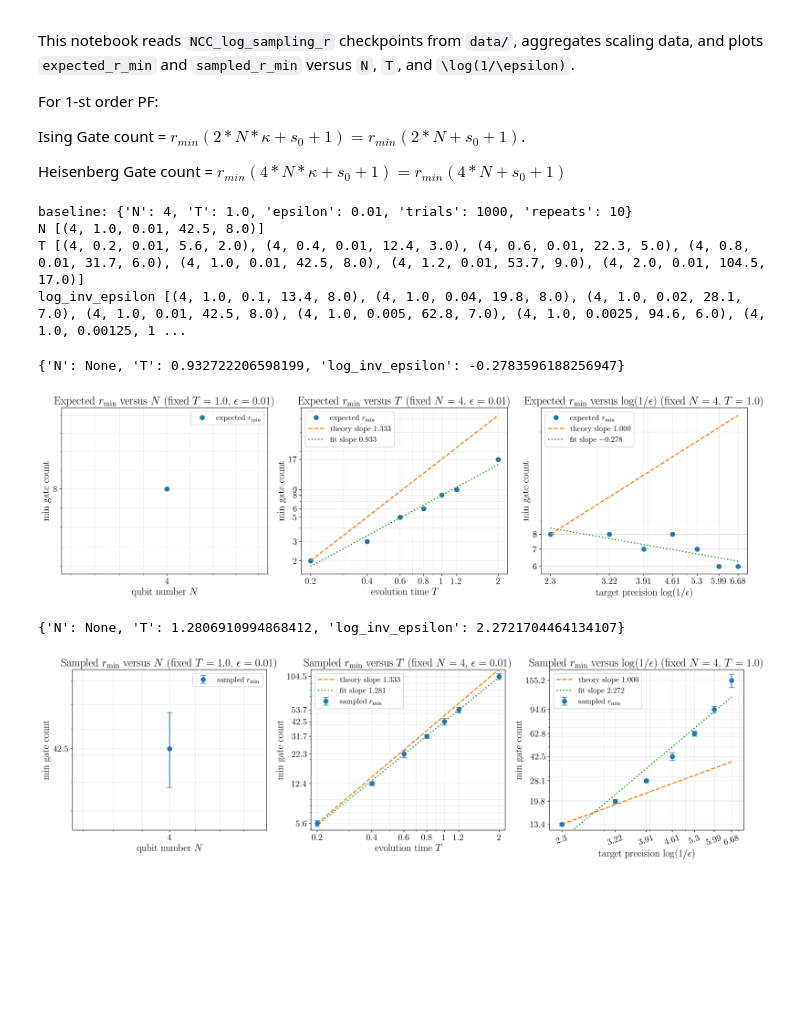
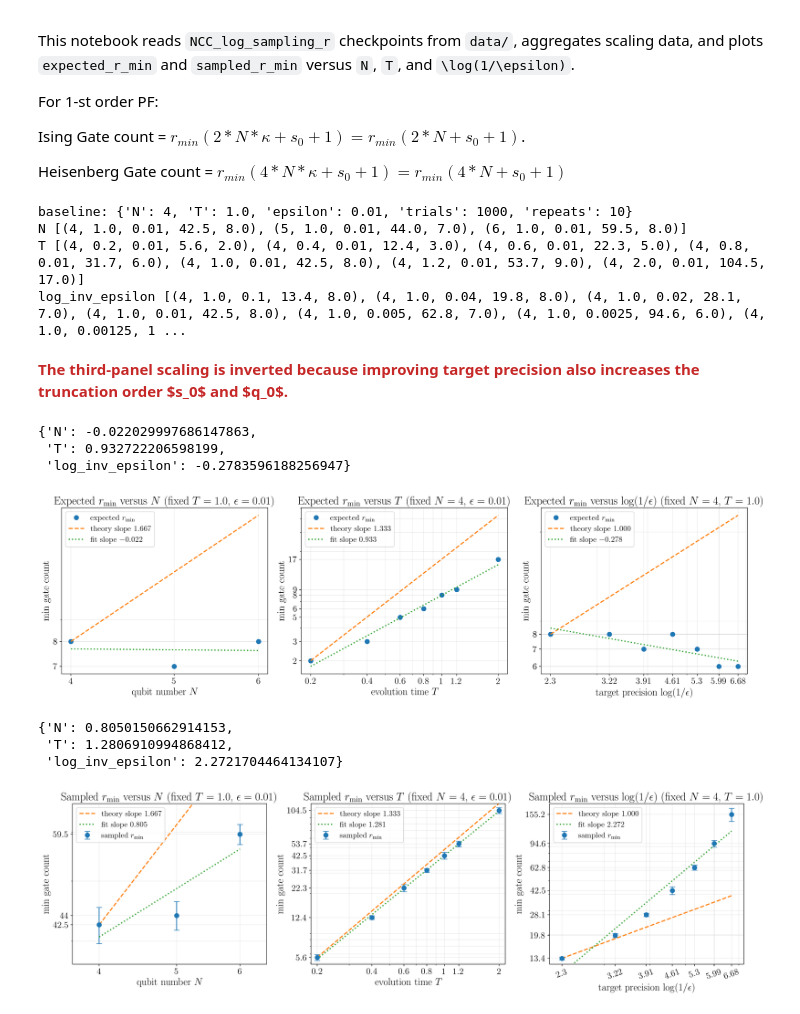
Before and after one commit to Qubit-Fernand/NCC-Trotter-Compensation, a Jupyter notebook: plot_log_scaling.ipynb, the cells around one changed output. Cells and saved outputs as stored; diff of their text form; code cells hidden in the pictures; blank space fills up the shorter version.

```diff
--- a/plot_log_scaling.ipynb
+++ b/plot_log_scaling.ipynb
@@ -17,6 +17,7 @@ from pathlib import Path
 import matplotlib.pyplot as plt
 import matplotlib.ticker as mticker
 import numpy as np
+from IPython.display import HTML, display
 
 %config InlineBackend.figure_format = 'retina'
 plt.rcParams['font.family'] = 'Times New Roman'
@@ -30,7 +31,7 @@ DATA_DIR = Path('data')
 BASELINE = {'N': 4, 'T': 1.0, 'epsilon': 0.01, 'trials': 1000, 'repeats': 10}
 EPSILON_TARGETS = [0.1,0.04, 0.02, 0.01, 0.005, 0.0025, 0.00125] #, 0.000625]
 TARGETS = {
-    'N': [4],
+    'N': [4, 5, 6],
     'T': [0.2, 0.4, 0.6, 0.8, 1.0, 1.2, 2.0],
     'log_inv_epsilon': [float(math.log(1.0 / eps)) for eps in EPSILON_TARGETS],
 }
@@ -249,43 +250,48 @@ for axis, series in series_by_axis.items():
     print(axis, [(item['N'], item['T'], item['epsilon'], item['sampled_mean'], item['expected_mean']) for item in series])
 # %% [output]
 baseline: {'N': 4, 'T': 1.0, 'epsilon': 0.01, 'trials': 1000, 'repeats': 10}
-N [(4, 1.0, 0.01, 42.5, 8.0)]
+N [(4, 1.0, 0.01, 42.5, 8.0), (5, 1.0, 0.01, 44.0, 7.0), (6, 1.0, 0.01, 59.5, 8.0)]
 T [(4, 0.2, 0.01, 5.6, 2.0), (4, 0.4, 0.01, 12.4, 3.0), (4, 0.6, 0.01, 22.3, 5.0), (4, 0.8, 0.01, 31.7, 6.0), (4, 1.0, 0.01, 42.5, 8.0), (4, 1.2, 0.01, 53.7, 9.0), (4, 2.0, 0.01, 104.5, 17.0)]
 log_inv_epsilon [(4, 1.0, 0.1, 13.4, 8.0), (4, 1.0, 0.04, 19.8, 8.0), (4, 1.0, 0.02, 28.1, 7.0), (4, 1.0, 0.01, 42.5, 8.0), (4, 1.0, 0.005, 62.8, 7.0), (4, 1.0, 0.0025, 94.6, 6.0), (4, 1.0, 0.00125, 1 ...
 # %%
+display(HTML("<div style='color:#c62828; font-weight:600;'>The third-panel scaling is inverted because improving target precision also increases the truncation order $s_0$ and $q_0$.</div>"))
+
 fig, axes = plt.subplots(1, 3, figsize=(18, 5.5))
 slopes_expected = {}
 slopes_expected['N'] = plot_expected_panel(
     axes[0],
     series_by_axis['N'],
     'N',
     r'qubit number $N$',
     rf'Expected $r_{{\min}}$ versus $N$ (fixed $T={BASELINE["T"]}$, $\epsilon={BASELINE["epsilon"]}$)',
     THEORY_EXPONENTS['N'],
 )
 slopes_expected['T'] = plot_expected_panel(
     axes[1],
     series_by_axis['T'],
     'T',
     r'evolution time $T$',
     rf'Expected $r_{{\min}}$ versus $T$ (fixed $N={BASELINE["N"]}$, $\epsilon={BASELINE["epsilon"]}$)',
     THEORY_EXPONENTS['T'],
 )
 slopes_expected['log_inv_epsilon'] = plot_expected_panel(
     axes[2],
     series_by_axis['log_inv_epsilon'],
     'log_inv_epsilon',
     r'target precision $\log(1/\epsilon)$',
     rf'Expected $r_{{\min}}$ versus $\log(1/\epsilon)$ (fixed $N={BASELINE["N"]}$, $T={BASELINE["T"]}$)',
     THEORY_EXPONENTS['log_inv_epsilon'],
 )
 fig.tight_layout()
 if SAVE_PDF:
     fig.savefig(FIG_DIR / 'plot_log_expected_scaling.pdf', bbox_inches='tight')
 slopes_expected
 # %% [output]
+The third-panel scaling is inverted because improving target precision also increases the truncation order $s_0$ and $q_0$.
-{'N': None, 'T': 0.932722206598199, 'log_inv_epsilon': -0.2783596188256947}
+{'N': -0.022029997686147863,
+ 'T': 0.932722206598199,
+ 'log_inv_epsilon': -0.2783596188256947}
-[figure, old version]
+[figure, new version]
 # %%
 fig, axes = plt.subplots(1, 3, figsize=(18, 5.5))
 slopes_sampled = {}
@@ -318,5 +324,7 @@ if SAVE_PDF:
     fig.savefig(FIG_DIR / 'plot_log_sampled_scaling.pdf', bbox_inches='tight')
 slopes_sampled
 # %% [output]
-{'N': None, 'T': 1.2806910994868412, 'log_inv_epsilon': 2.2721704464134107}
+{'N': 0.8050150662914153,
+ 'T': 1.2806910994868412,
+ 'log_inv_epsilon': 2.2721704464134107}
-[figure, old version]
+[figure, new version]
```
Also changed, not shown: 7 other files.
